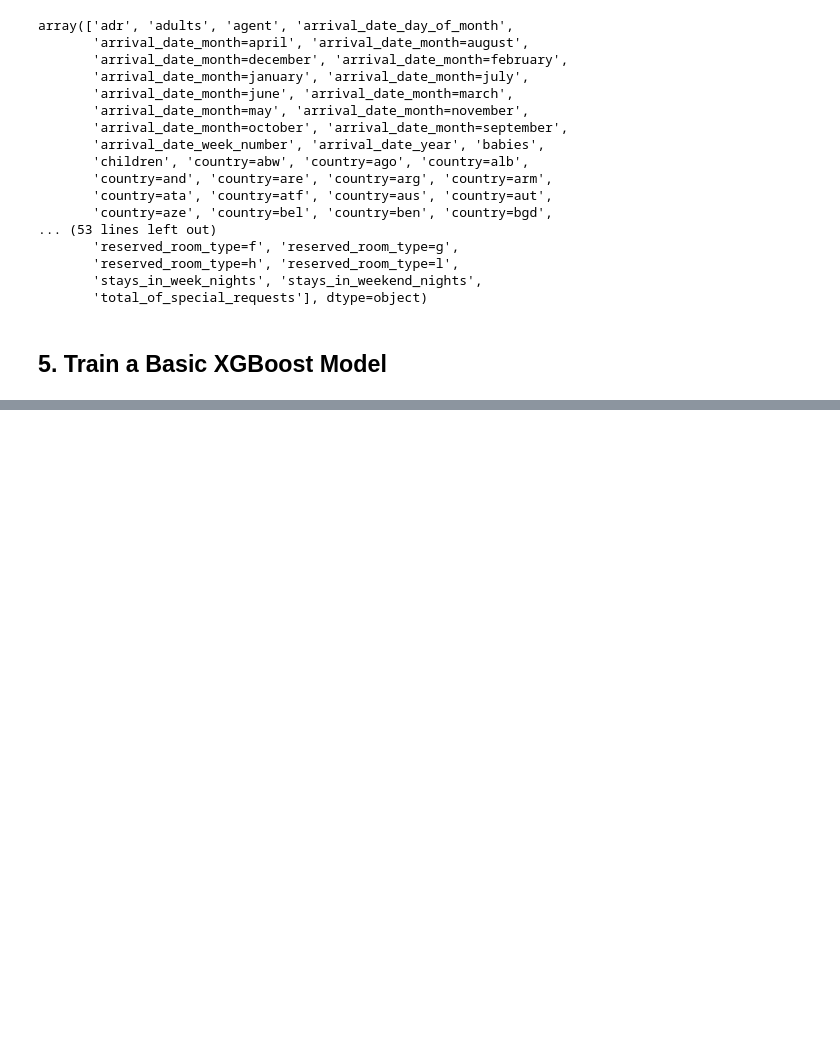
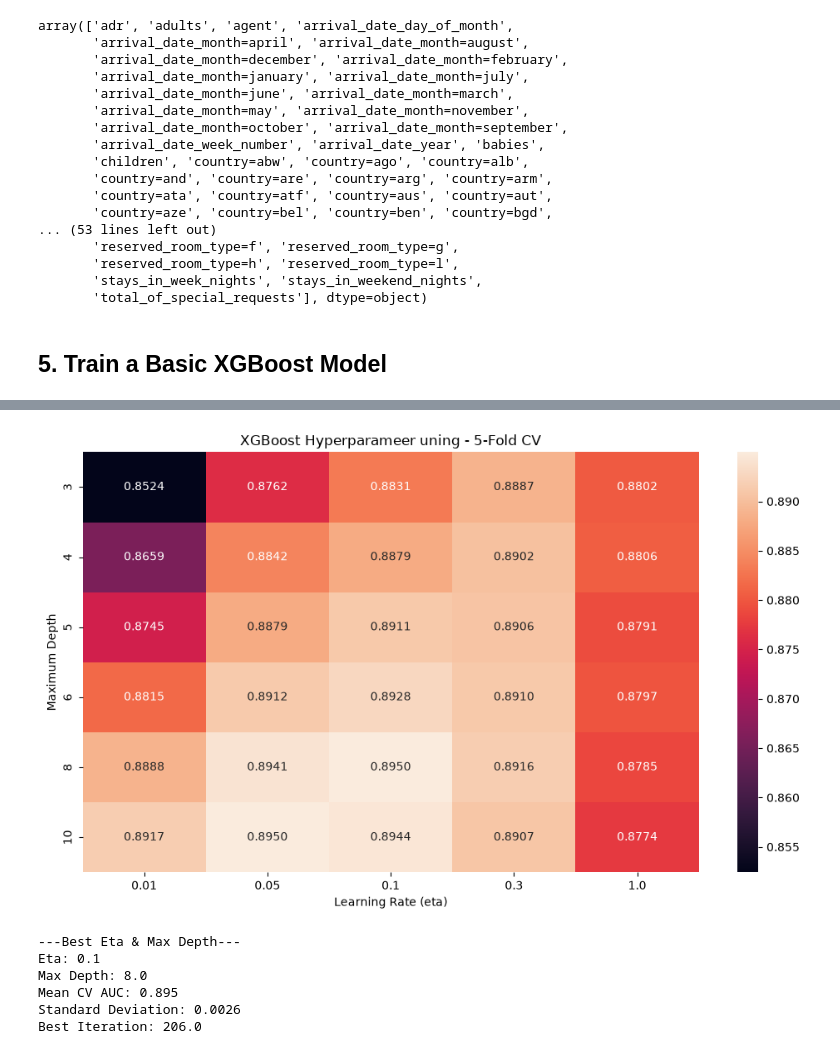
Before and after one commit to nabila-natasha/hotel-booking-cancellation-ml, a Jupyter notebook: notebooks/02_modeling.ipynb, the cells around one changed output, grey strips where cells are left out. Drawn from its saved outputs; the diff is of its cells as text; code cells hidden in the pictures; blank space fills up the shorter version.

```diff
--- a/notebooks/02_modeling.ipynb
+++ b/notebooks/02_modeling.ipynb
@@ -161,21 +171,3 @@ features = list(dv.get_feature_names_out())
 dtrain = xgb.DMatrix(X_train, label=y_train, feature_names=features)
 dval = xgb.DMatrix(X_val, label=y_val, feature_names=features)
 dtest = xgb.DMatrix(X_test, label=y_test, feature_names=features)
-# %%
-xgb_params = {
-    "eta": 0.3,
-    "max_depth": 6,
-    "min_child_weight": 1,
-
-    "subsample": 1,
-    "colsample_bytree": 1,
-
-    "objective": "binary:logistic",
-    "eval_metric": "auc",
-    "nthread": 8,
-
-    "seed": 42,
-    "verbosity": 1     # 1 = print warning
-}
-
-model = xgb.train(xgb_params, dtrain, num_boost_round=10)
@@ -200,15 +186,15 @@ xgb_params = {
 
     "objective": "binary:logistic",
     "eval_metric": "auc",
+
     "nthread": 8,
-
     "seed": 42,
     "verbosity": 1
 }
 
 model = xgb.train(xgb_params,
                   dtrain,
-                  num_boost_round=200,
+                  num_boost_round=100,
                   verbose_eval=5,
                   evals=watchlist,
                   early_stopping_rounds=10)     # early_stopping_rounds=10 means it tells XGBoost to stop if the validation AUC does not improve for 10 consecutive rounds. This help prevent unnecessary training & reduce overfitting.
@@ -214,0 +335,8 @@ model = xgb.train(xgb_params,
+# %%
+scores_pivot = df_scores.pivot(
+    index="max_depth",
+    columns="eta",
+    values="score"
+)
+
+scores_pivot
@@ -214,0 +352,17 @@ model = xgb.train(xgb_params,
+# %%
+plt.figure(figsize=(10, 6))
+
+sns.heatmap(
+    scores_pivot,
+    annot=True,
+    fmt=".4f"
+)
+
+plt.title("XGBoost Hyperparameer uning - 5-Fold CV")
+plt.xlabel("Learning Rate (eta)")
+plt.ylabel("Maximum Depth")
+
+plt.tight_layout()
+plt.show()
+# %% [output]
+[figure, added]
@@ -214,0 +374,15 @@ model = xgb.train(xgb_params,
+# %%
+print("---Best Eta & Max Depth---")
+
+print("Eta:", best_score["eta"])
+print("Max Depth:", best_score["max_depth"])
+print("Mean CV AUC:", round(best_score["score"], 4))
+print("Standard Deviation:", round(best_score["std"], 4))
+print("Best Iteration:", best_score["best_iteration"])
+# %% [output]
+---Best Eta & Max Depth---
+Eta: 0.1
+Max Depth: 8.0
+Mean CV AUC: 0.895
+Standard Deviation: 0.0026
+Best Iteration: 206.0
```
Also changed, not shown: parts of 40 cells of this notebook.
